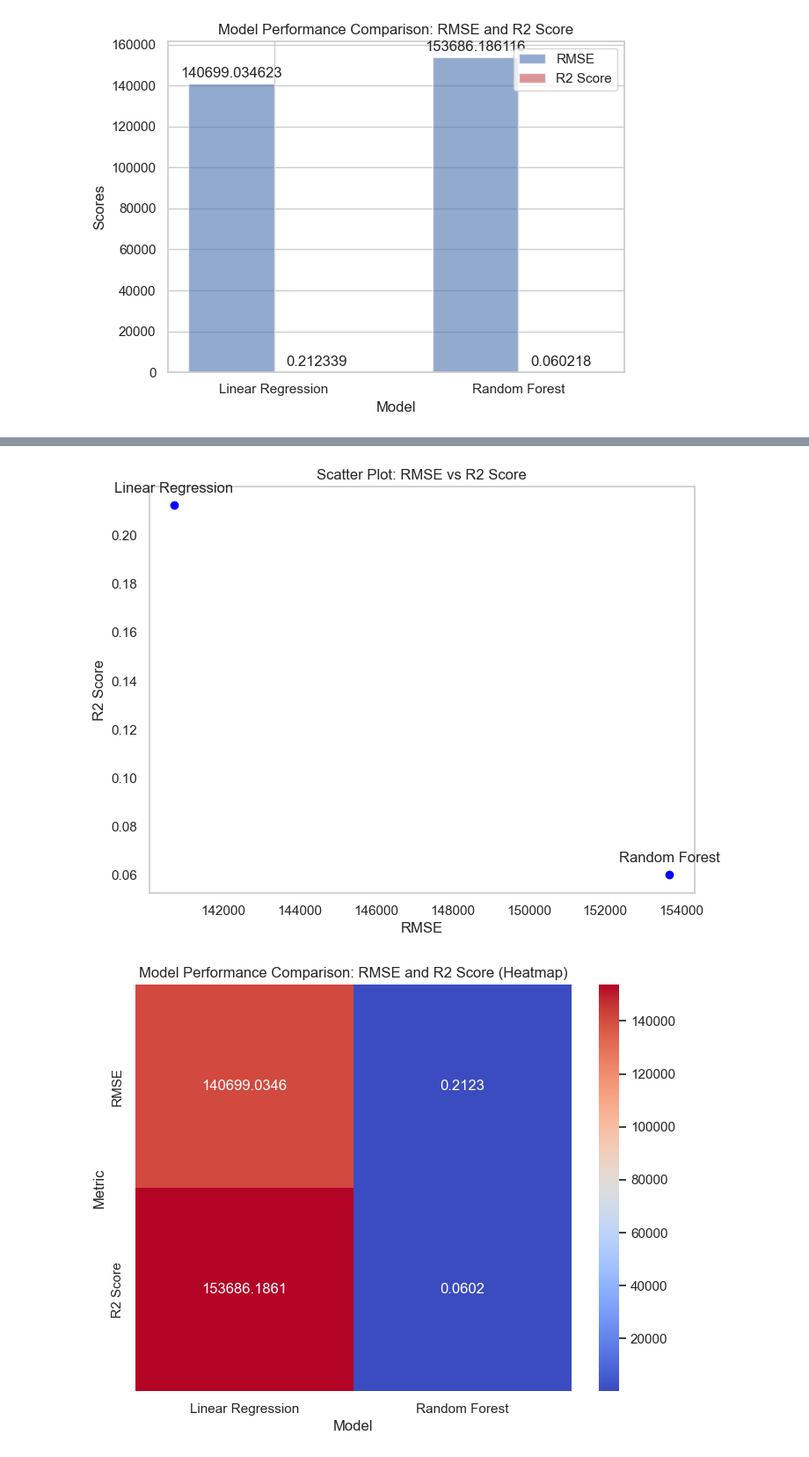
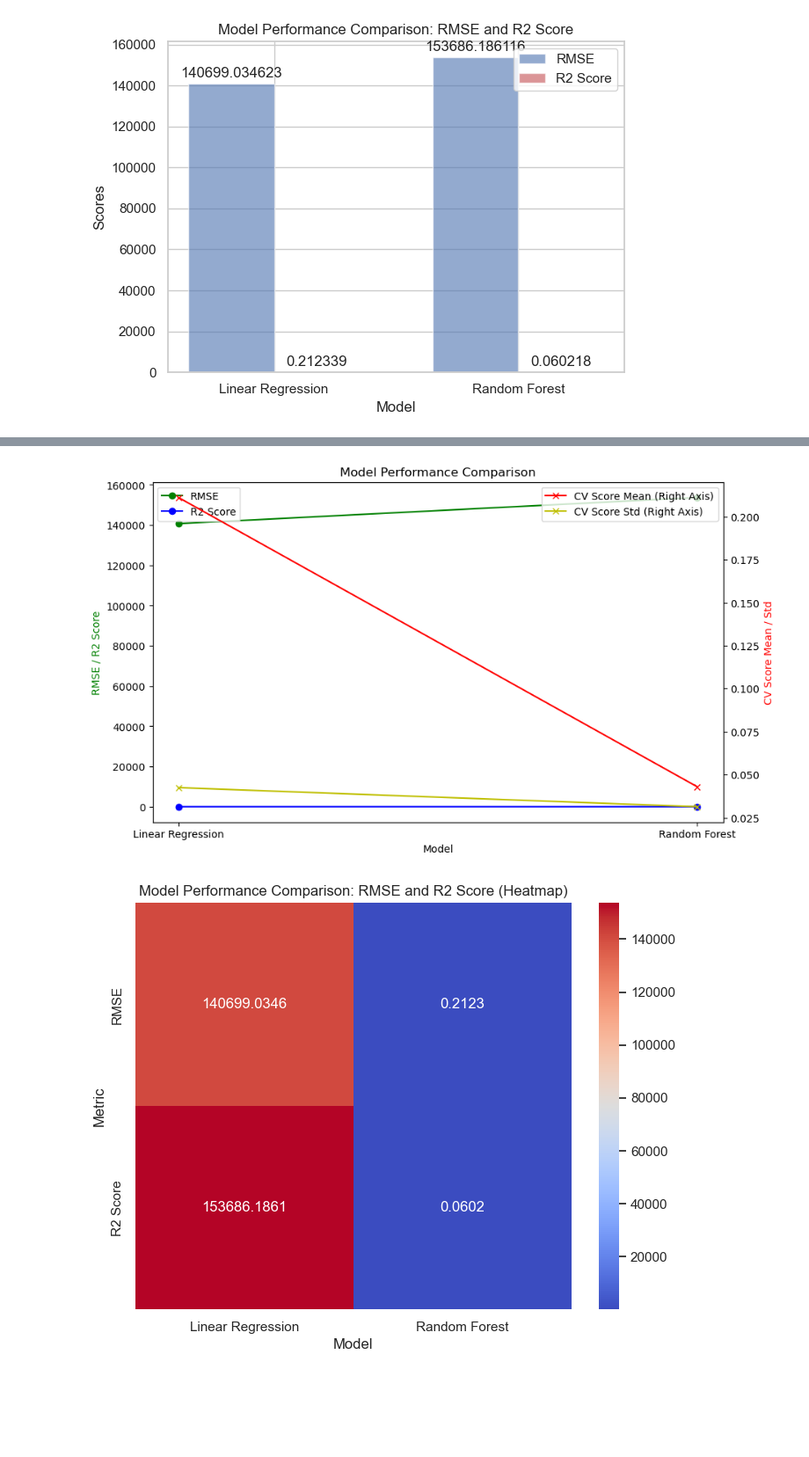
Before and after one commit to sba23022/sba23022, a Jupyter notebook: CA2_TransportFlowForecast_Analysis-checkpoint.ipynb, the cells around one changed output, grey strips where cells are left out. Shown at 88% size. Saved outputs shown, nothing was run; the diff lists cells and outputs as text; code cells hidden in the pictures; blank space fills up the shorter version.

```diff
--- a/CA2_TransportFlowForecast_Analysis-checkpoint.ipynb
+++ b/CA2_TransportFlowForecast_Analysis-checkpoint.ipynb
@@ -2251,28 +1455,45 @@ plt.show()
-# %%
-import matplotlib.pyplot as plt
-
-# Data for plotting
-models = ['Linear Regression', 'Random Forest']
-rmse_values = [140699.034623, 153686.186116]
-r2_scores = [0.212339, 0.060218]
-
-# Create a scatter plot
-plt.figure(figsize=(8, 6))
-
-plt.scatter(rmse_values, r2_scores, marker='o', color='blue')
-plt.xlabel('RMSE')
-plt.ylabel('R2 Score')
-plt.title('Scatter Plot: RMSE vs R2 Score')
-
-# Add labels for each point (model)
-for i, model in enumerate(models):
-    plt.annotate(model, (rmse_values[i], r2_scores[i]), textcoords="offset points", xytext=(0, 10), ha='center')
-
-plt.grid()
-
-plt.show()
-# %% [output]
-[figure, removed]
+# %%
+import matplotlib.pyplot as plt
+import pandas as pd
+
+# Data for plotting
+model_performance = {
+    "Model": ["Linear Regression", "Random Forest"],
+    "RMSE": [140699.034623, 153686.186116],
+    "R2 Score": [0.212339, 0.060218],
+    "CV Score Mean": [0.211143, 0.042972],
+    "CV Score Std": [0.04245, 0.03136]
+}
+
+performance_df = pd.DataFrame(model_performance)
+
+# Plotting
+fig, ax1 = plt.subplots(figsize=(10, 6))
+
+# Twin axis for standard deviation
+ax2 = ax1.twinx()
+
+# RMSE and R2 Score
+ax1.plot(performance_df['Model'], performance_df['RMSE'], color='g', marker='o', label='RMSE')
+ax1.plot(performance_df['Model'], performance_df['R2 Score'], color='b', marker='o', label='R2 Score')
+
+# Cross-Validation Score Mean and Std
+ax2.plot(performance_df['Model'], performance_df['CV Score Mean'], color='r', marker='x', label='CV Score Mean (Right Axis)')
+ax2.plot(performance_df['Model'], performance_df['CV Score Std'], color='y', marker='x', label='CV Score Std (Right Axis)')
+
+# Labels and Titles
+ax1.set_xlabel('Model')
+ax1.set_ylabel('RMSE / R2 Score', color='g')
+ax2.set_ylabel('CV Score Mean / Std', color='r')
+ax1.set_title('Model Performance Comparison')
+
+# Legends
+ax1.legend(loc='upper left')
+ax2.legend(loc='upper right')
+
+plt.show()
+# %% [output]
+[figure, added]
 # %%
 import seaborn as sns
 import matplotlib.pyplot as plt
```
Also changed, not shown: parts of 105 cells of this notebook.
